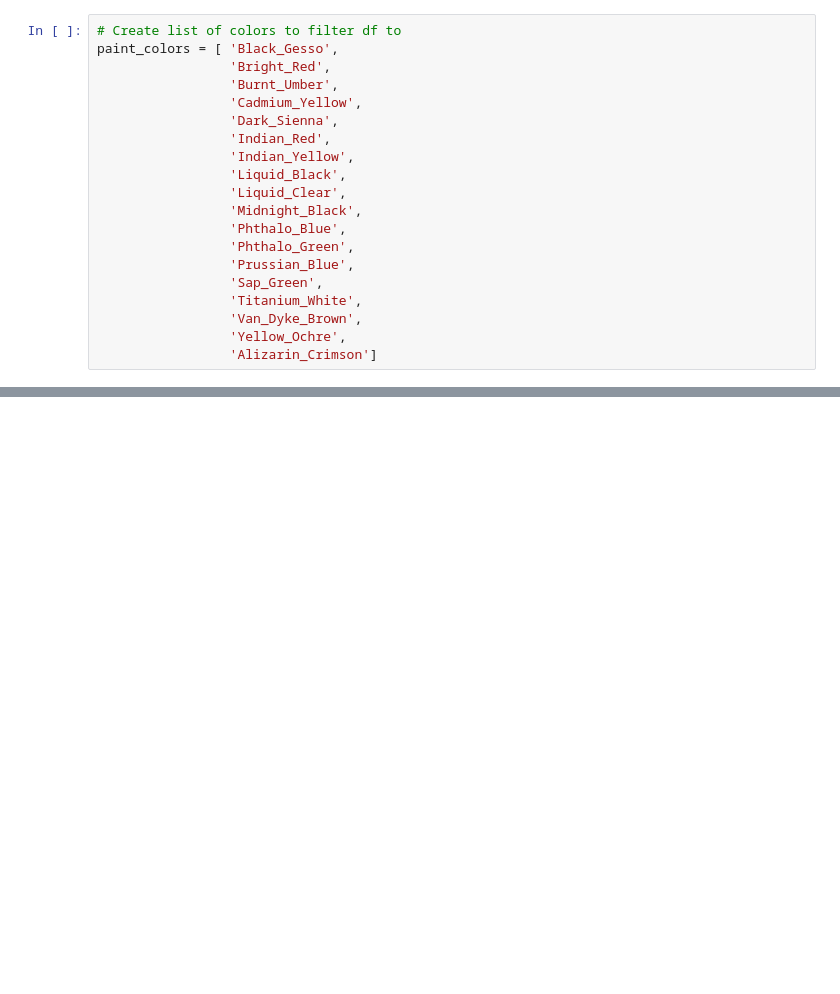
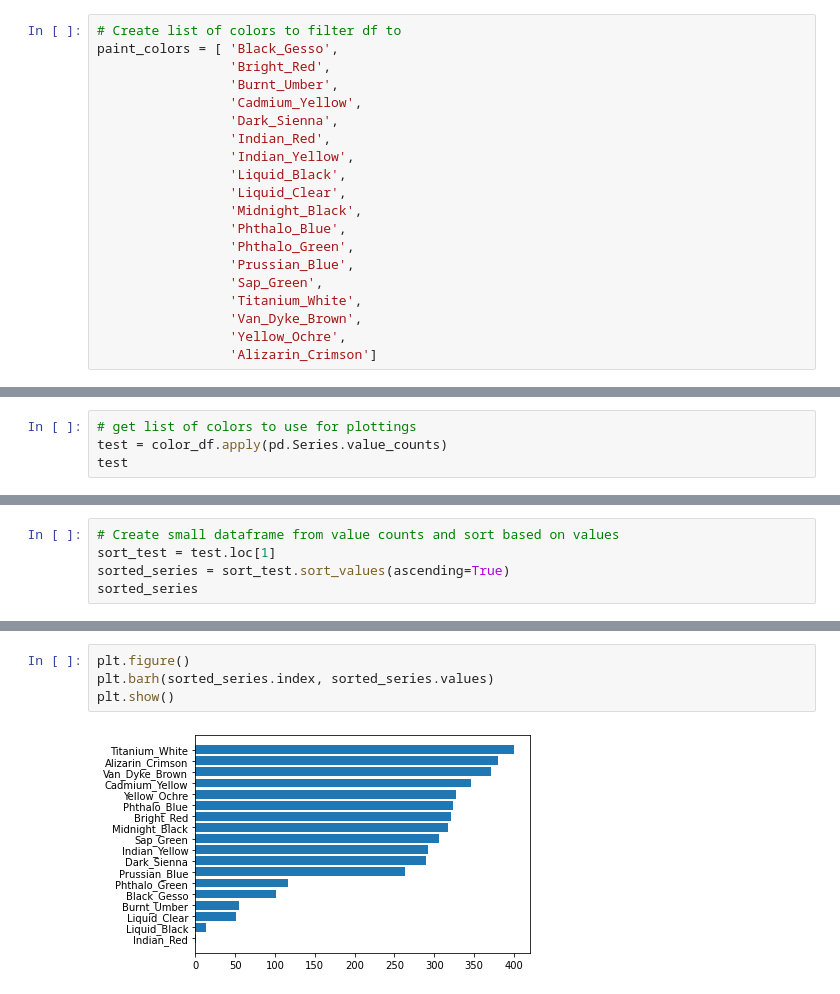
Before and after one commit to tyleretheridge/CabinChance, a Jupyter notebook: notebooks/painting_analysis.ipynb, the cells around one changed output, grey strips where cells are left out. Cells and saved outputs as stored; diff of their text form; blank space fills up the shorter version.

```diff
--- a/notebooks/painting_analysis.ipynb
+++ b/notebooks/painting_analysis.ipynb
@@ -168,0 +162,4 @@ Name: 273, dtype: object
+# %%
+# get list of colors to use for plottings
+test = color_df.apply(pd.Series.value_counts)
+test
@@ -168,0 +170,5 @@ Name: 273, dtype: object
+# %%
+# Create small dataframe from value counts and sort based on values
+sort_test = test.loc[1]
+sorted_series = sort_test.sort_values(ascending=True)
+sorted_series
@@ -168,0 +195,6 @@ Name: 273, dtype: object
+# %%
+plt.figure()
+plt.barh(sorted_series.index, sorted_series.values)
+plt.show()
+# %% [output]
+[figure, added]
```
Also changed, not shown: parts of 10 cells of this notebook.
